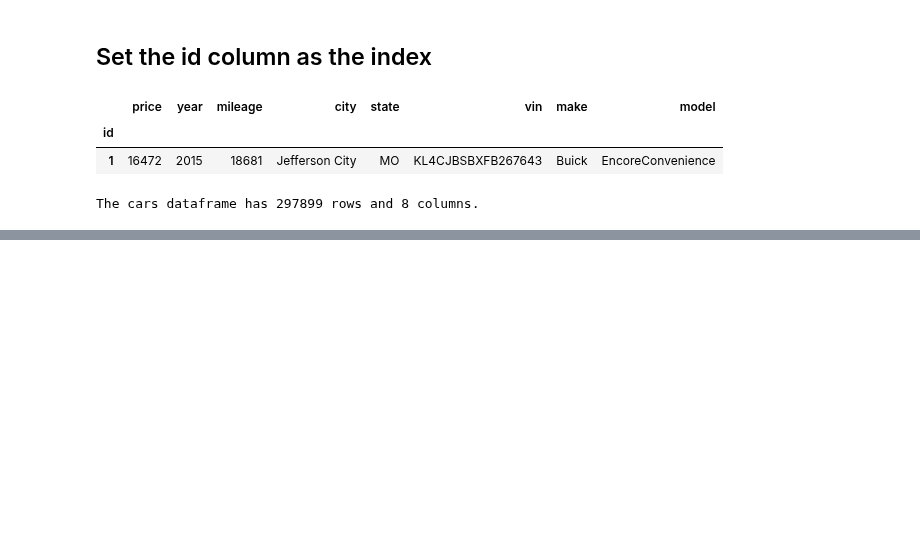
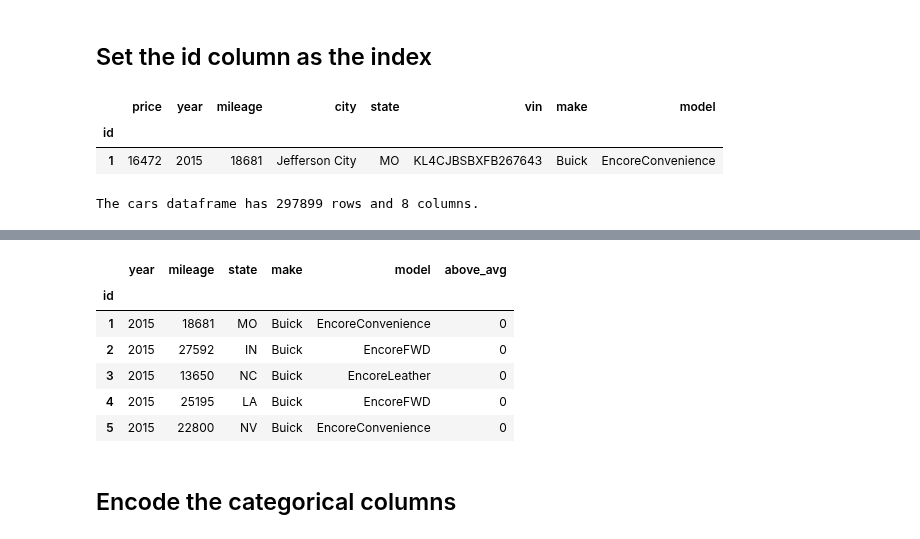
Before and after one commit to faithkane3/ds-methodologies-exercises, a Jupyter notebook: advanced_topics/cross_validation.ipynb, the cells around one changed output, grey strips where cells are left out. Saved outputs shown, nothing was run; the diff lists cells and outputs as text; code cells hidden in the pictures; blank space fills up the shorter version.

```diff
--- a/advanced_topics/cross_validation.ipynb
+++ b/advanced_topics/cross_validation.ipynb
@@ -199,0 +219,14 @@ The cars dataframe has 297899 rows and 8 columns.
+# %%
+cars.drop(columns=['price', 'city', 'vin', 'avg_salesprice'], inplace=True)
+# %%
+cars.head()
+# %% [output]
+|  | year | mileage | state | make | model | above_avg |
+| id |  |  |  |  |  |  |
+| 1 | 2015 | 18681 | MO | Buick | EncoreConvenience | 0 |
+| 2 | 2015 | 27592 | IN | Buick | EncoreFWD | 0 |
+| 3 | 2015 | 13650 | NC | Buick | EncoreLeather | 0 |
+| 4 | 2015 | 25195 | LA | Buick | EncoreFWD | 0 |
+| 5 | 2015 | 22800 | NV | Buick | EncoreConvenience | 0 |
+# %% [markdown]
+## Encode the categorical columns
```
Also changed, not shown: parts of 19 cells of this notebook.
